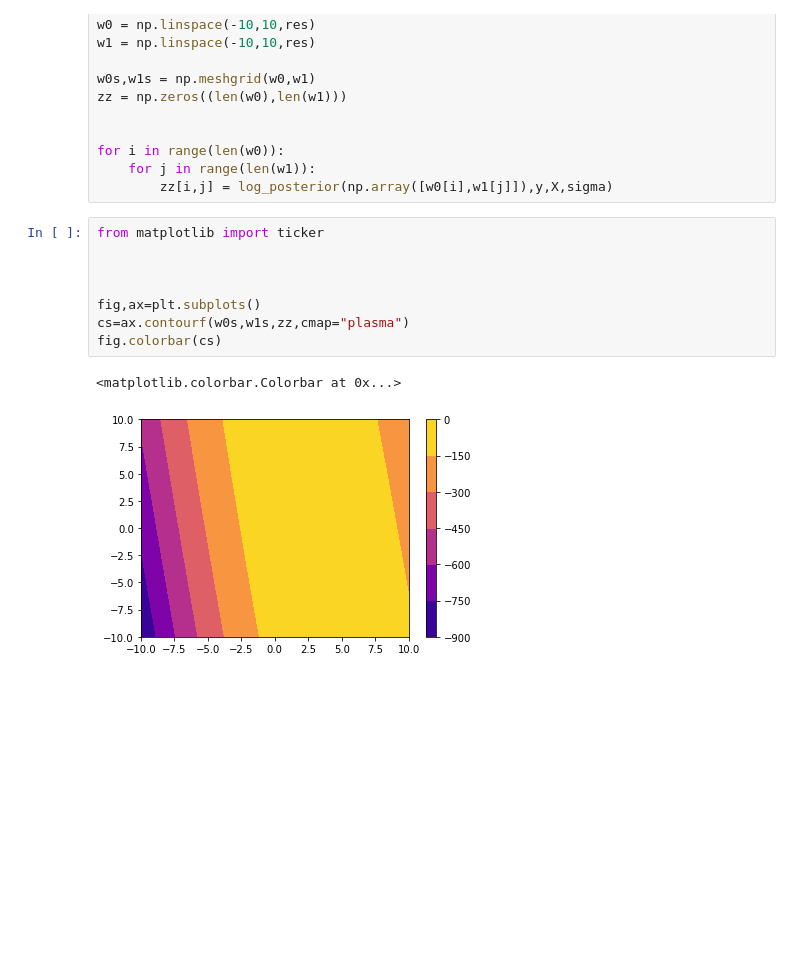
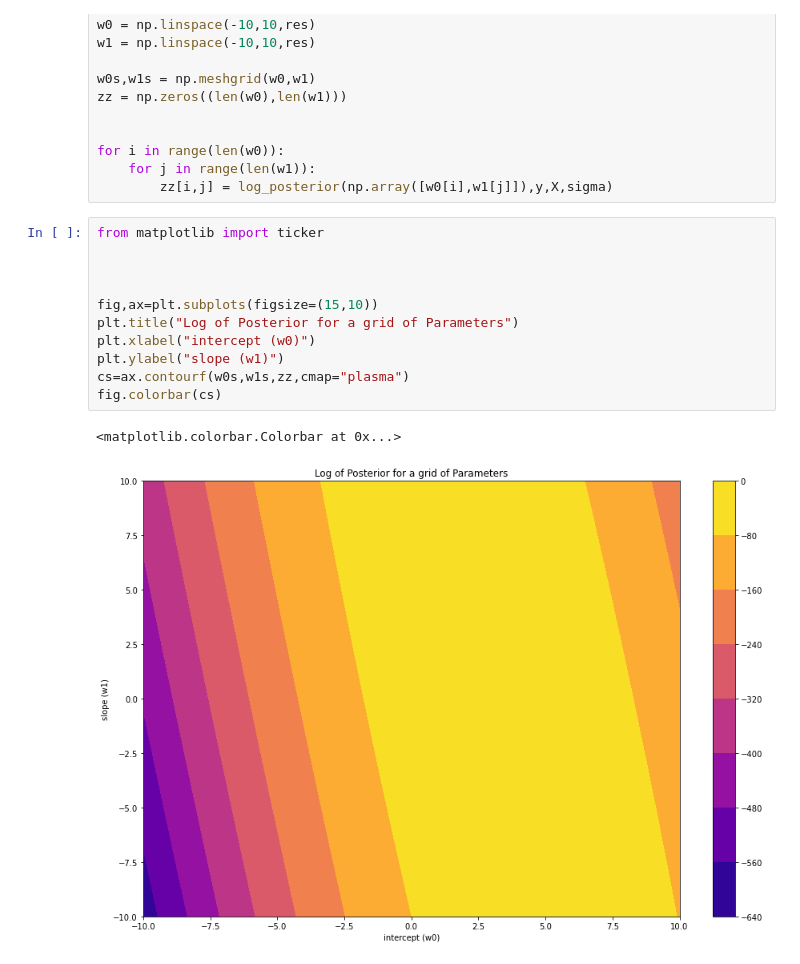
Before and after one commit to emersonvero/LoCP2, a Jupyter notebook: project/Draft.ipynb, the cells around one changed output. Cells and saved outputs as stored; diff of their text form; blank space fills up the shorter version.

```diff
--- a/project/Draft.ipynb
+++ b/project/Draft.ipynb
@@ -177,11 +180,14 @@ for i in range(len(w0)):
 # %%
 from matplotlib import ticker
 
 
 
-fig,ax=plt.subplots()
+fig,ax=plt.subplots(figsize=(15,10))
+plt.title("Log of Posterior for a grid of Parameters")
+plt.xlabel("intercept (w0)")
+plt.ylabel("slope (w1)")
 cs=ax.contourf(w0s,w1s,zz,cmap="plasma")
 fig.colorbar(cs)
 # %% [output]
 <matplotlib.colorbar.Colorbar at 0x...>
-[figure, old version]
+[figure, new version]
```
Also changed, not shown: parts of 3 cells of this notebook.
